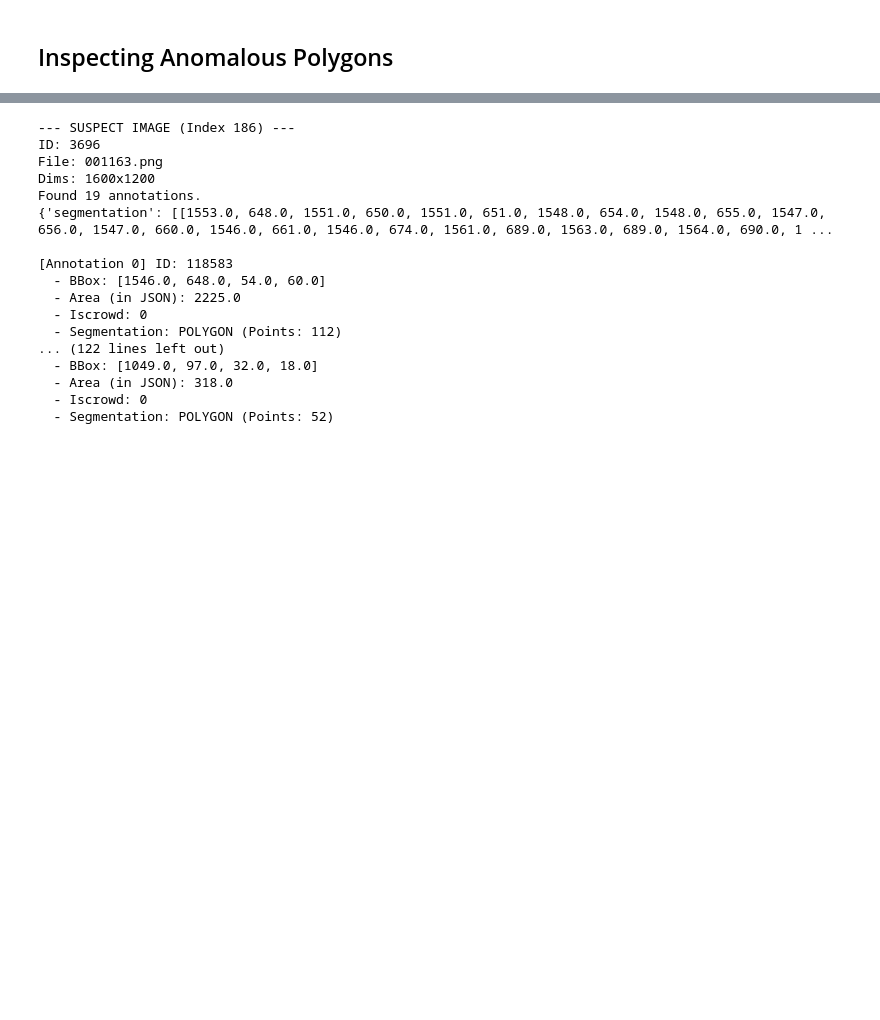
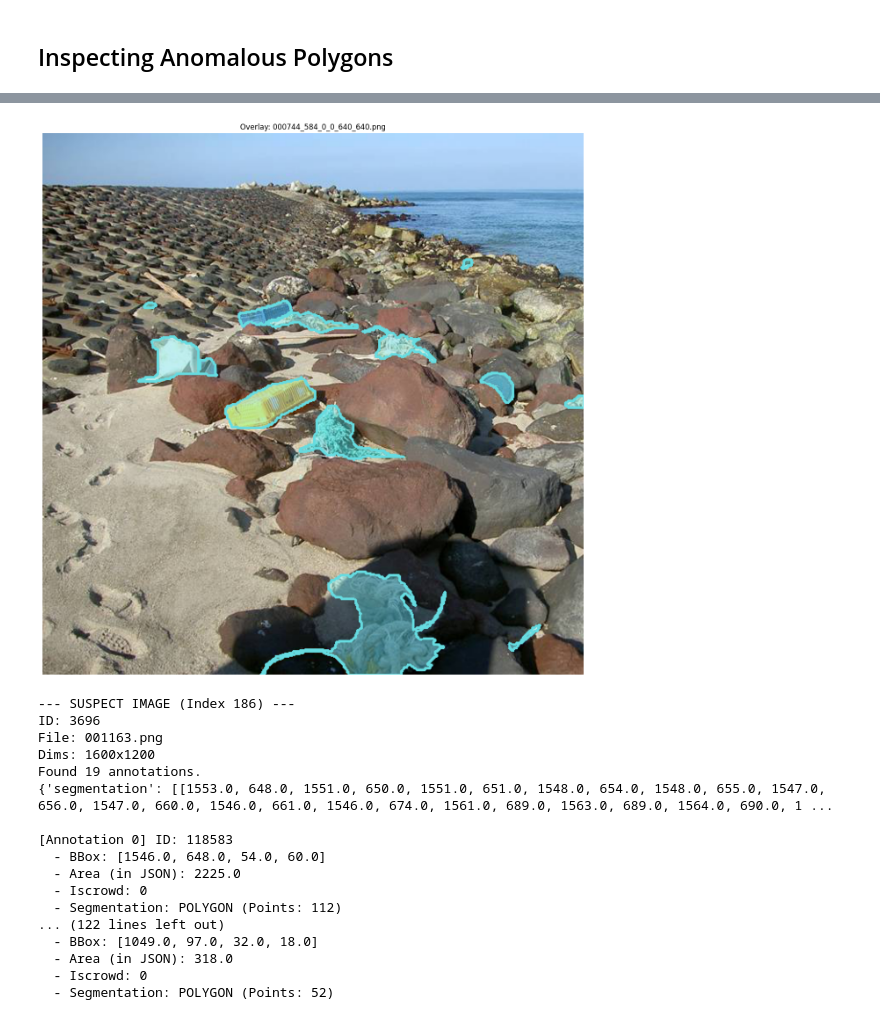
Before and after one commit to KrisNathan/ai-plastic-spotter, a Jupyter notebook: train/object_detection_slice.ipynb, the cells around one changed output, grey strips where cells are left out. Cells and saved outputs as stored; diff of their text form; code cells hidden in the pictures; blank space fills up the shorter version.

Commit message:
feat: dataset annotation visual inspection

````diff
--- a/train/object_detection_slice.ipynb
+++ b/train/object_detection_slice.ipynb
@@ -497,3 +497,100 @@ tar --zstd -xf plastic_sliced_yolo.tar.zst
 ```
 # %% [markdown]
 ## Inspecting Anomalous Polygons
+# %%
+import cv2
+import numpy as np
+import matplotlib.pyplot as plt
+import os
+
+def visualize_yolo_jupyter(image_path, label_path, figsize=(16, 16), alpha=0.4):
+    """
+    Visualizes YOLO segmentation on an existing image in Jupyter.
+
+    Args:
+        image_path (str): Path to the .jpg/.png image.
+        label_path (str): Path to the .txt file with segmentation data.
+        figsize (tuple): Size of the matplotlib plot (increase for small objects).
+        alpha (float): Transparency of the mask (0.0 to 1.0).
+    """
+
+    # 1. Load and Validate Image
+    if not os.path.exists(image_path):
+        print(f"Error: Image not found at {image_path}")
+        return
+
+    # Load Image (BGR -> RGB)
+    img = cv2.imread(image_path)
+    if img is None:
+        print("Error: Could not read image file.")
+        return
+
+    img_rgb = cv2.cvtColor(img, cv2.COLOR_BGR2RGB)
+    h, w, _ = img.shape
+
+    # 2. Read Label File
+    lines = []
+    if os.path.exists(label_path):
+        with open(label_path, 'r') as f:
+            lines = f.readlines()
+    else:
+        print(f"Warning: Label file not found at {label_path}")
+
+    # Generate consistent random colors for classes
+    np.random.seed(42)
+    colors = np.random.randint(0, 255, size=(100, 3), dtype=np.uint8)
+
+    print(f"Found {len(lines)} objects.")
+
+    # 3. Draw Polygons
+    for line in lines:
+        data = line.strip().split()
+        if len(data) < 3: continue # Skip invalid lines
+
+        class_id = int(data[0])
+
+        # Parse normalized coordinates
+        coords = np.array([float(x) for x in data[1:]])
+
+        # Reshape to (N, 2)
+        poly_coords = coords.reshape(-1, 2)
+
+        # Denormalize (Scale to image dimensions)
+        poly_coords[:, 0] *= w
+        poly_coords[:, 1] *= h
+
+        # Convert to int32 for OpenCV
+        poly_coords = poly_coords.astype(np.int32)
+        pts = poly_coords.reshape((-1, 1, 2))
+
+        # Get Color
+        color = [int(c) for c in colors[class_id]] # RGB
+
+        # A. Draw Semi-Transparent Fill
+        overlay = img_rgb.copy()
+        cv2.fillPoly(overlay, [pts], color)
+        img_rgb = cv2.addWeighted(overlay, alpha, img_rgb, 1 - alpha, 0)
+
+        # B. Draw Border (Crucial for small objects to see edges)
+        # Thickness 1 or 2 is usually best for small objects
+        cv2.polylines(img_rgb, [pts], isClosed=True, color=color, thickness=2)
+
+    # 4. Plot
+    plt.figure(figsize=figsize)
+    plt.imshow(img_rgb)
+    plt.axis('off')
+    plt.title(f"Overlay: {os.path.basename(image_path)}")
+    plt.show()
+
+# ==========================================
+# PASTE YOUR PATHS BELOW
+# ==========================================
+
+# Example: "dataset/images/train/img_001.jpg"
+img_path = "plastic_sliced_yolo/images/train/000744_584_0_0_640_640.png"
+
+# Example: "dataset/labels/train/img_001.txt"
+txt_path = "plastic_sliced_yolo/labels/train/000744_584_0_0_640_640.txt"
+
+visualize_yolo_jupyter(img_path, txt_path)
+# %% [output]
@@ -500,3 +598,4 @@ tar --zstd -xf plastic_sliced_yolo.tar.zst
+[figure, added]
 # %%
 import json
 
````
Also changed, not shown: parts of 1 cell of this notebook.
